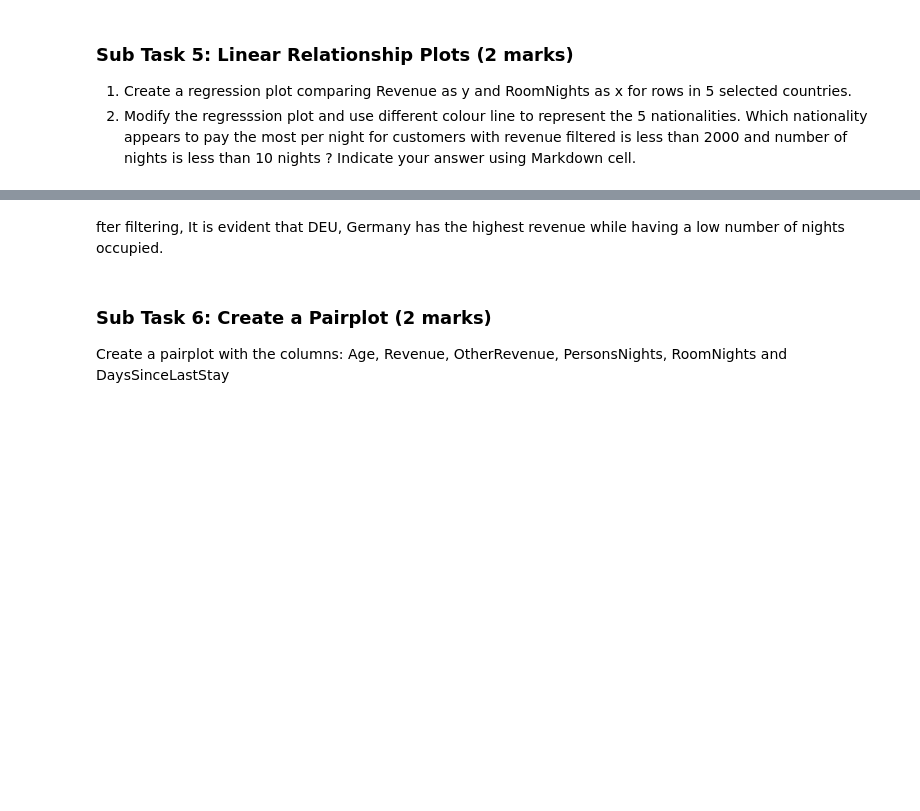
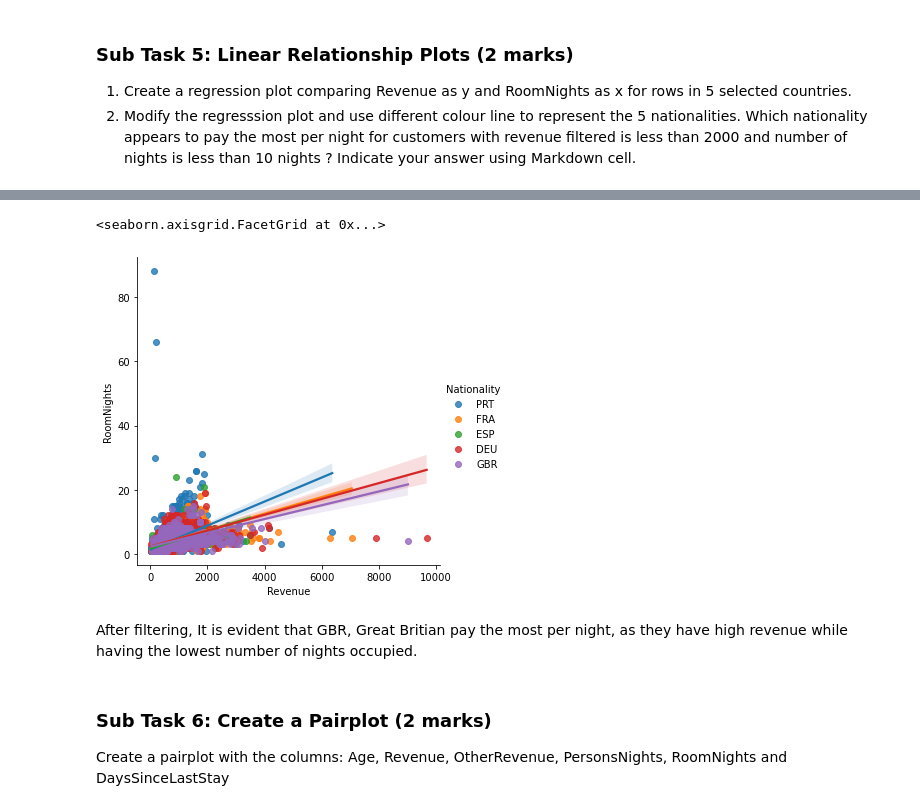
Before and after one commit to zow1e/adv, a Jupyter notebook: Task 2/22assignment_task2_student.ipynb, the cells around one changed output, grey strips where cells are left out. Drawn from its saved outputs; the diff is of its cells as text; code cells hidden in the pictures; blank space fills up the shorter version.

```diff
--- a/Task 2/22assignment_task2_student.ipynb
+++ b/Task 2/22assignment_task2_student.ipynb
@@ -75,12 +124,15 @@ sns.lmplot(data=nations5, x='Revenue', y='RoomNights', hue='Nationality')
 # %%
 lessthan2k = df['Revenue'] < 2000
 nights10 = df['RoomNights'] < 10
 
 filtered = nations5[lessthan2k | nights10].reset_index()
 
-sns.lmplot(data=filtered, x='Revenue', y='RoomNights', hue='Nationality'
+sns.lmplot(data=filtered, x='Revenue', y='RoomNights', hue='Nationality')
+# %% [output]
+<seaborn.axisgrid.FacetGrid at 0x...>
+[figure, added]
 # %% [markdown]
-fter filtering, It is evident that DEU, Germany has the highest revenue while having a low number of nights occupied.
+After filtering, It is evident that GBR, Great Britian pay the most per night, as they have high revenue while having the lowest number of nights occupied.
 # %% [markdown]
 ### Sub Task 6: Create a Pairplot (2 marks)
 
```
Also changed, not shown: parts of 14 cells of this notebook, 4 other files.
